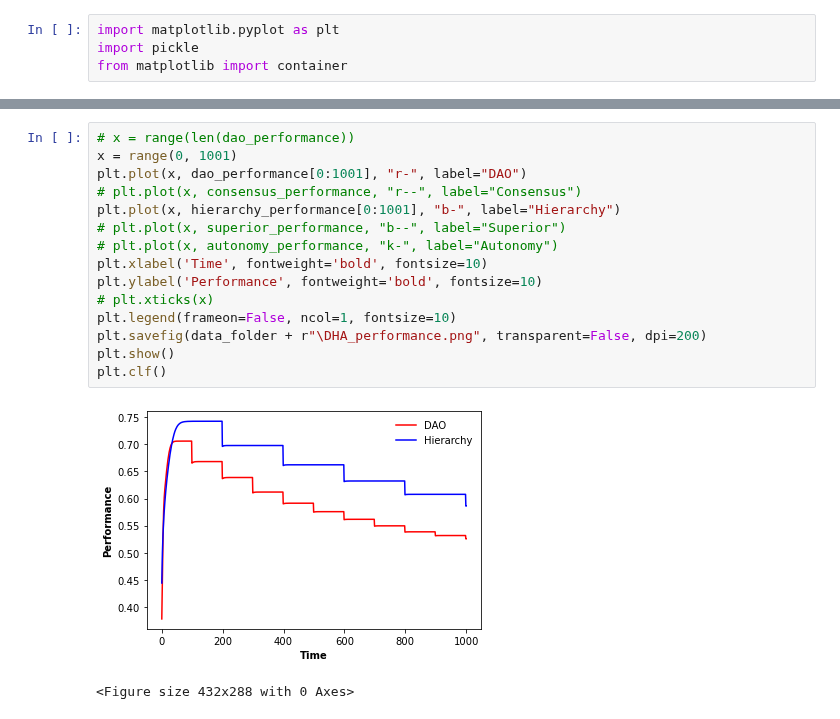
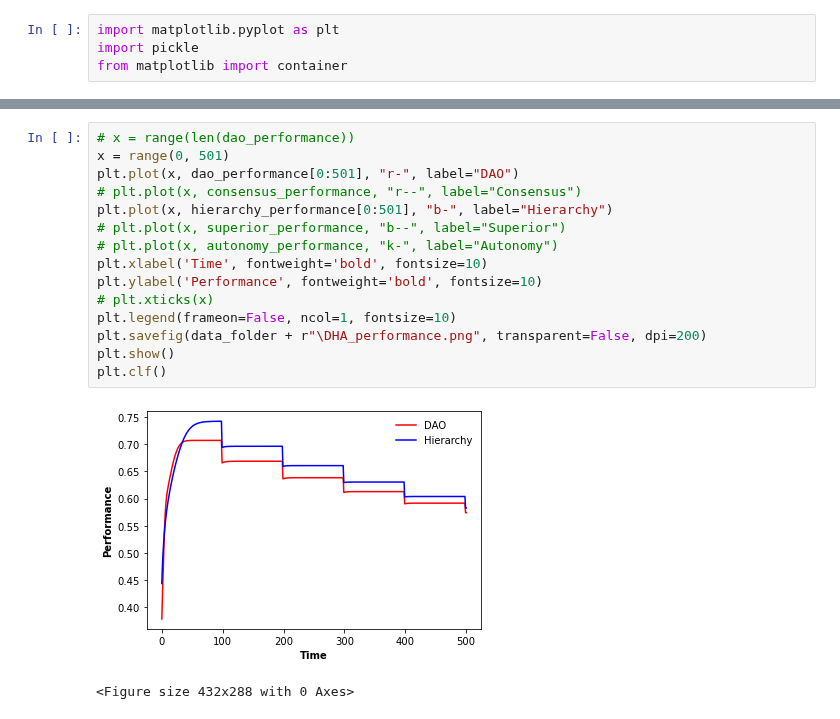
Before and after one commit to GrandJune/DAOs, a Jupyter notebook: V3/Turbulence/Evaluator.ipynb, the cells around one changed output, grey strips where cells are left out. Saved outputs shown, nothing was run; the diff lists cells and outputs as text.

```diff
--- a/V3/Turbulence/Evaluator.ipynb
+++ b/V3/Turbulence/Evaluator.ipynb
@@ -46,21 +79,21 @@ with open(autonomy_original_performance_file, 'rb') as infile:
     autonomy_original_performance = pickle.load(infile)
 # %%
 # x = range(len(dao_performance))
-x = range(0, 1001)
-plt.plot(x, dao_performance[0:1001], "r-", label="DAO")
+x = range(0, 501)
+plt.plot(x, dao_performance[0:501], "r-", label="DAO")
 # plt.plot(x, consensus_performance, "r--", label="Consensus")
-plt.plot(x, hierarchy_performance[0:1001], "b-", label="Hierarchy")
+plt.plot(x, hierarchy_performance[0:501], "b-", label="Hierarchy")
 # plt.plot(x, superior_performance, "b--", label="Superior")
 # plt.plot(x, autonomy_performance, "k-", label="Autonomy")
 plt.xlabel('Time', fontweight='bold', fontsize=10)
 plt.ylabel('Performance', fontweight='bold', fontsize=10)
 # plt.xticks(x)
 plt.legend(frameon=False, ncol=1, fontsize=10)
 plt.savefig(data_folder + r"\DHA_performance.png", transparent=False, dpi=200)
 plt.show()
 plt.clf()
 # %% [output]
-[figure, old version]
+[figure, new version]
 <Figure size 432x288 with 0 Axes>
 # %%
 print(len(dao_original_performance[0]))
```
Also changed, not shown: parts of 3 cells of this notebook, 5 other files.
